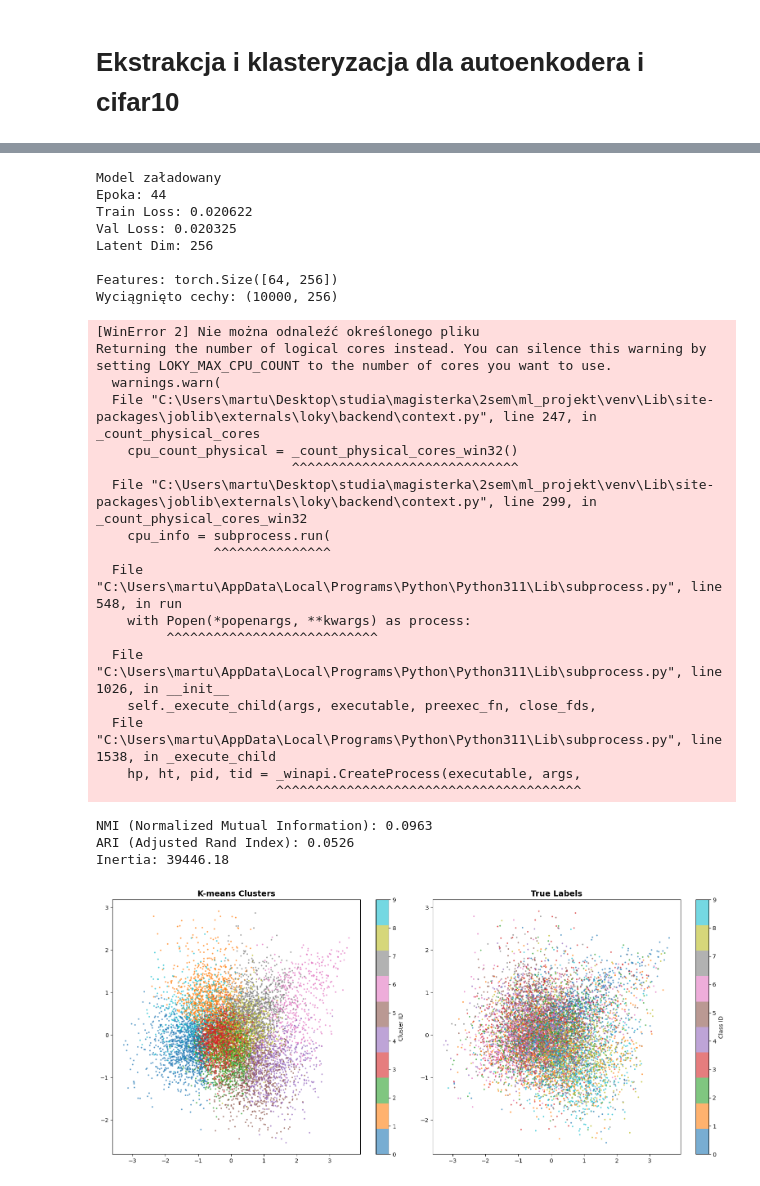
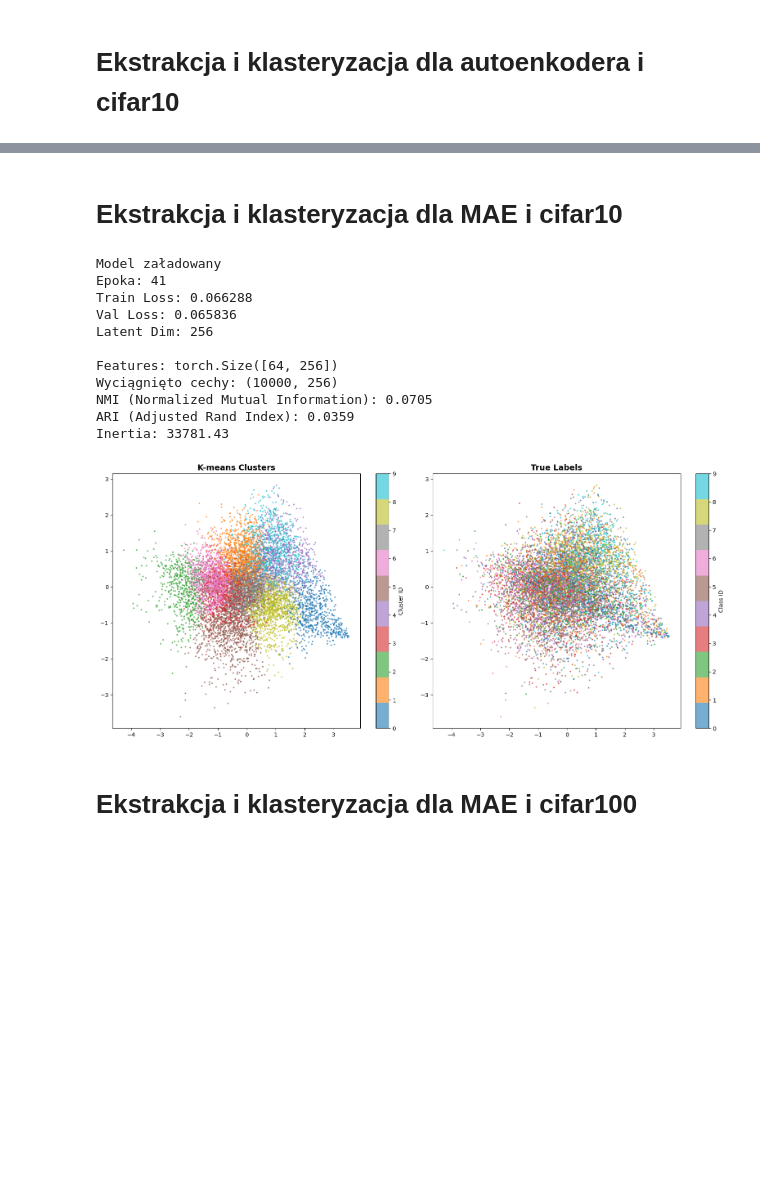
Before and after one commit to AnnCzar/autoencoder-clustering-ml-project, a Jupyter notebook: src/clustering/extract_and_cluster.ipynb, the cells around one changed output, grey strips where cells are left out. Cells and saved outputs as stored; diff of their text form; code cells hidden in the pictures; blank space fills up the shorter version.

Commit message:
cmae implementation and trainging

```diff
--- a/src/clustering/extract_and_cluster.ipynb
+++ b/src/clustering/extract_and_cluster.ipynb
@@ -16,12 +21,13 @@ from src.data.load_cifar10 import get_cifar10_loaders
 # %% [markdown]
 # Load pretrained model
 # %%
-def load_trained_model(model_path):
+def load_trained_model(model_path, model_type='autoencoder'):
     """
     Wczytanie wytrenowanego modelu
 
     Args:
         model_path: Ścieżka do pliku .pt
+         model_type: "autoencoder', 'cmae' lub 'mae'
 
     Returns:
         model, checkpoint (słownik z metadanymi)
@@ -36,7 +42,14 @@ def load_trained_model(model_path):
 
     # ładowanie modelu
     latent_dim = checkpoint.get('latent_dim', 256)  # domyślnie 256
-    model = Autoencoder(latent_dim=latent_dim).to(device)
+    if model_type.lower() == 'cmae':
+        model = CMAE(latent_dim=latent_dim).to(device)
+    elif model_type.lower() == 'mae':
+        model = MAE(latent_dim=latent_dim).to(device)
+    elif model_type.lower() == 'autoencoder':
+        model = Autoencoder(latent_dim=latent_dim).to(device)
+    else:
+        raise ValueError("model_type musi być: 'cmae', 'mae' lub 'autoencoder'")
 
     # ładowanie wag
     model.load_state_dict(checkpoint['model_state_dict'])
@@ -57,7 +70,7 @@ def extract_features(model, dataloader):
     Wyciąga wektory cech z encodera
 
     Args:
-        model: Autoencoder
+        model: Autoencoder, MAE lub CMAE
         dataloader: DataLoader z danymi
 
     Returns:
@@ -65,6 +78,7 @@ def extract_features(model, dataloader):
         labels: numpy array [N]
     """
     device = torch.device("cuda" if torch.cuda.is_available() else "cpu")
+    model.to(device)
     model.eval()
     all_features = []
     all_labels = []
@@ -72,8 +86,24 @@ def extract_features(model, dataloader):
     with torch.no_grad():
         for batch_idx, (images, labels) in enumerate(dataloader):
             images = images.to(device)
+
+            if hasattr(model, 'online_encoder'):
+                # CMAE
+                features = model.online_encoder(images)
+
+            elif hasattr(model, 'encoder'):
+                # MAE oraz Autoencoder (oba mają self.encoder)
+                features = model.encoder(images)
+
+            else:
+                raise AttributeError("Model nie ma atrybutu 'encoder' ani 'online_encoder'")
+
+
+            # flattenujemy cechy -- [B, D, 1, 1] -> [B, D]
+            if len(features.size()) > 2:
+                features = features.view(features.size(0), -1)
             # dostajemy tylko cechy
-            features = model.encode(images)  # [batch_size, latent_dim]
+            # features = model.encode(images)  # [batch_size, latent_dim]
             if batch_idx == 0:  # sprawdzenie
                 print(f"Features: {features.size()}")
 
@@ -297,7 +312,9 @@ Inertia: 34719.32
+# %% [markdown]
+#  Ekstrakcja i klasteryzacja dla MAE i cifar10
 # %%
 # ładowanie modelu
-model_path= '../training_results/autoencoder/cifar10/autoencoder_cifar10_best_20260107_180431.pt'
-model, checkpoint = load_trained_model(model_path)
+model_path= '../training_results/masked_autoencoder/cifar10/masked_autoencoder_cifar10_best_20260107_192113.pt'
+model, checkpoint = load_trained_model(model_path, model_type='mae')
 # print(model)
 # print(checkpoint)
 
@@ -305,57 +322,42 @@ model, checkpoint = load_trained_model(model_path)
 # ładowanie danych testowych
 batch_size = 64
 _, _, test_loader = get_cifar10_loaders(batch_size=batch_size)
 # print(f"Obrazów testowych: {len(test_loader)}")
 # for batch_idx, (image, _) in enumerate(test_loader):
 #     print(f"Batch {batch_idx} / {len(test_loader)}")
 
 
 # wyciąganie cech
 features, labels = extract_features(model, test_loader)
 
 # klasteryzacja
 n_clusters = 10
 cluster_ids, kmeans, metrics = clustering(features, labels, n_clusters)
 
 # zapis wynikow
 BASE_DIR = os.getcwd()
 save_dir = os.path.join(BASE_DIR, '../..', 'experiments', 'masked_autoencoder','cifar10')
 os.makedirs(save_dir, exist_ok=True)
 results_df, summary_df = save_results_to_csv(cluster_ids, labels, metrics, save_dir)
 
 # wizualizacja
 vis_path = os.path.join(save_dir, 'clusters_visualization.png')
 visualize_clusters(features, cluster_ids, labels, vis_path)
 # %% [output]
 Model załadowany
-Epoka: 44
-Train Loss: 0.020622
-Val Loss: 0.020325
+Epoka: 41
+Train Loss: 0.066288
+Val Loss: 0.065836
 Latent Dim: 256
 
 Features: torch.Size([64, 256])
 Wyciągnięto cechy: (10000, 256)
+NMI (Normalized Mutual Information): 0.0705
+ARI (Adjusted Rand Index): 0.0359
+Inertia: 33781.43
-[WinError 2] Nie można odnaleźć określonego pliku
-Returning the number of logical cores instead. You can silence this warning by setting LOKY_MAX_CPU_COUNT to the number of cores you want to use.
-  warnings.warn(
-  File "C:\Users\martu\Desktop\studia\magisterka\2sem\ml_projekt\venv\Lib\site-packages\joblib\externals\loky\backend\context.py", line 247, in _count_physical_cores
-    cpu_count_physical = _count_physical_cores_win32()
-                         ^^^^^^^^^^^^^^^^^^^^^^^^^^^^^
-  File "C:\Users\martu\Desktop\studia\magisterka\2sem\ml_projekt\venv\Lib\site-packages\joblib\externals\loky\backend\context.py", line 299, in _count_physical_cores_win32
-    cpu_info = subprocess.run(
-               ^^^^^^^^^^^^^^^
-  File "C:\Users\martu\AppData\Local\Programs\Python\Python311\Lib\subprocess.py", line 548, in run
-    with Popen(*popenargs, **kwargs) as process:
-         ^^^^^^^^^^^^^^^^^^^^^^^^^^^
-  File "C:\Users\martu\AppData\Local\Programs\Python\Python311\Lib\subprocess.py", line 1026, in __init__
-    self._execute_child(args, executable, preexec_fn, close_fds,
-  File "C:\Users\martu\AppData\Local\Programs\Python\Python311\Lib\subprocess.py", line 1538, in _execute_child
-    hp, ht, pid, tid = _winapi.CreateProcess(executable, args,
-                       ^^^^^^^^^^^^^^^^^^^^^^^^^^^^^^^^^^^^^^^
-NMI (Normalized Mutual Information): 0.0963
-ARI (Adjusted Rand Index): 0.0526
-Inertia: 39446.18
-[figure, old version]
+[figure, new version]
+# %% [markdown]
+#  Ekstrakcja i klasteryzacja dla MAE i cifar100
 # %%
 # ładowanie modelu
 model_path= '../training_results/masked_autoencoder/cifar100/masked_autoencoder_cifar100_best_20260107_193042.pt'
```
Also changed, not shown: parts of 9 cells of this notebook, 5 other files.
